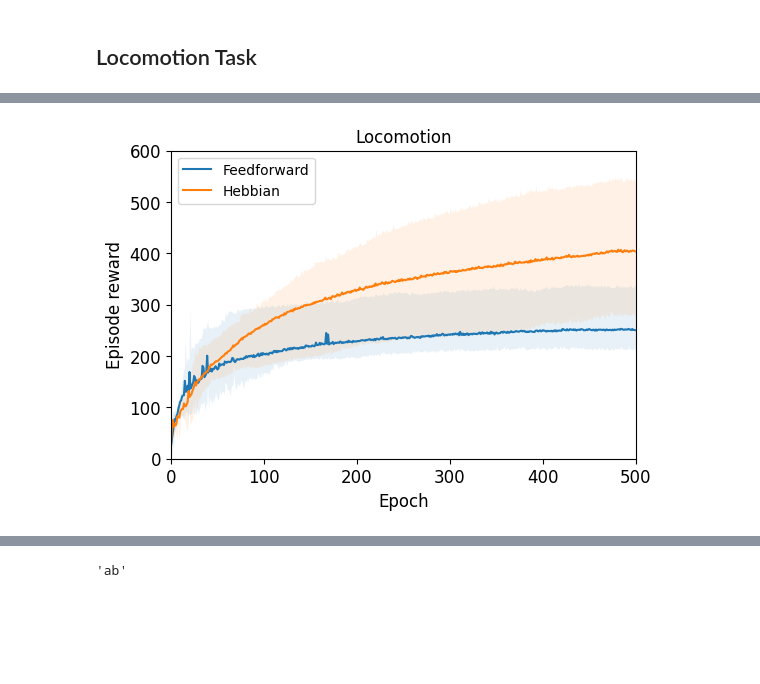
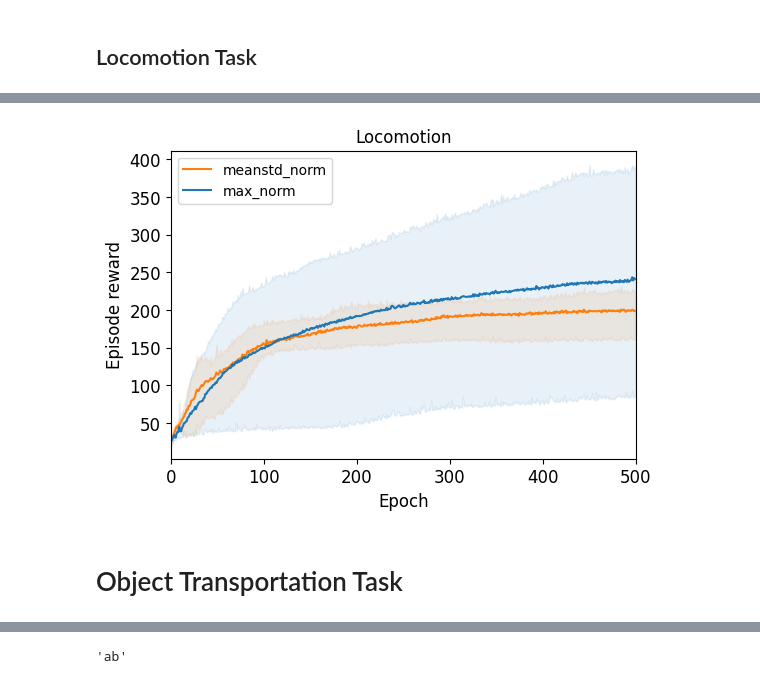
Before and after one commit to Leung555/OmniIsaacGymEnvs, a Jupyter notebook: omniisaacgymenvs/np_array/Hebbian data analysis.ipynb, the cells around one changed output, grey strips where cells are left out. Cells and saved outputs as stored; diff of their text form; code cells hidden in the pictures; blank space fills up the shorter version.

```diff
--- a/omniisaacgymenvs/np_array/Hebbian data analysis.ipynb
+++ b/omniisaacgymenvs/np_array/Hebbian data analysis.ipynb
@@ -19,0 +47,3 @@ data.head()
+# %%
+data = pd.read_csv('/home/binggwong/Dropbox/IST/------Dung_beetle------/Hebbian_plasticity/loco_meanstd_max_tanh_norm.csv', skiprows=0)
+data.head()
@@ -20,23 +57,25 @@ data.head()
 # %%
 # Locomotion Training data
 plt.figure(figsize=(6,4))
 
-plt.plot(data['mean'])
-plt.plot(data['mean.1'])
+plt.plot(data['meanstdnorm_mean'], c='tab:orange')
+plt.plot(data['maxnorm_mean'], c='tab:blue')
 
-plt.fill_between(data['epoch'], data['min'], data['max'], alpha=0.1)
-plt.fill_between(data['epoch'], data['min.1'], data['max.1'], alpha=0.1)
+plt.fill_between(data['Step'], data['meanstdnorm_min']  , data['meanstdnorm_max'], alpha=0.1, color='tab:orange')
+plt.fill_between(data['Step'], data['maxnorm_min'], data['maxnorm_max'], alpha=0.1, color='tab:blue')
 
 plt.title('Locomotion')
 plt.ylabel('Episode reward', fontsize='large')
 plt.xlabel('Epoch', fontsize='large')
 plt.xlim([0, 500])
-plt.ylim([0, 600])
+# plt.ylim([0, 250])
 plt.xticks(fontsize='large')
 plt.yticks(fontsize='large')
 
-plt.legend(['Feedforward', 'Hebbian'], loc='upper left')
+plt.legend(['meanstd_norm', 'max_norm'], loc='upper left')
 # plt.show()
-# plt.savefig('locomotion_train.pdf', bbox_inches='tight')
+plt.savefig('walk_training_normalization.pdf', bbox_inches='tight')
 # %% [output]
-[figure, old version]
+[figure, new version]
+# %% [markdown]
+# Object Transportation Task
```
Also changed, not shown: parts of 16 cells of this notebook, 10 other files.
